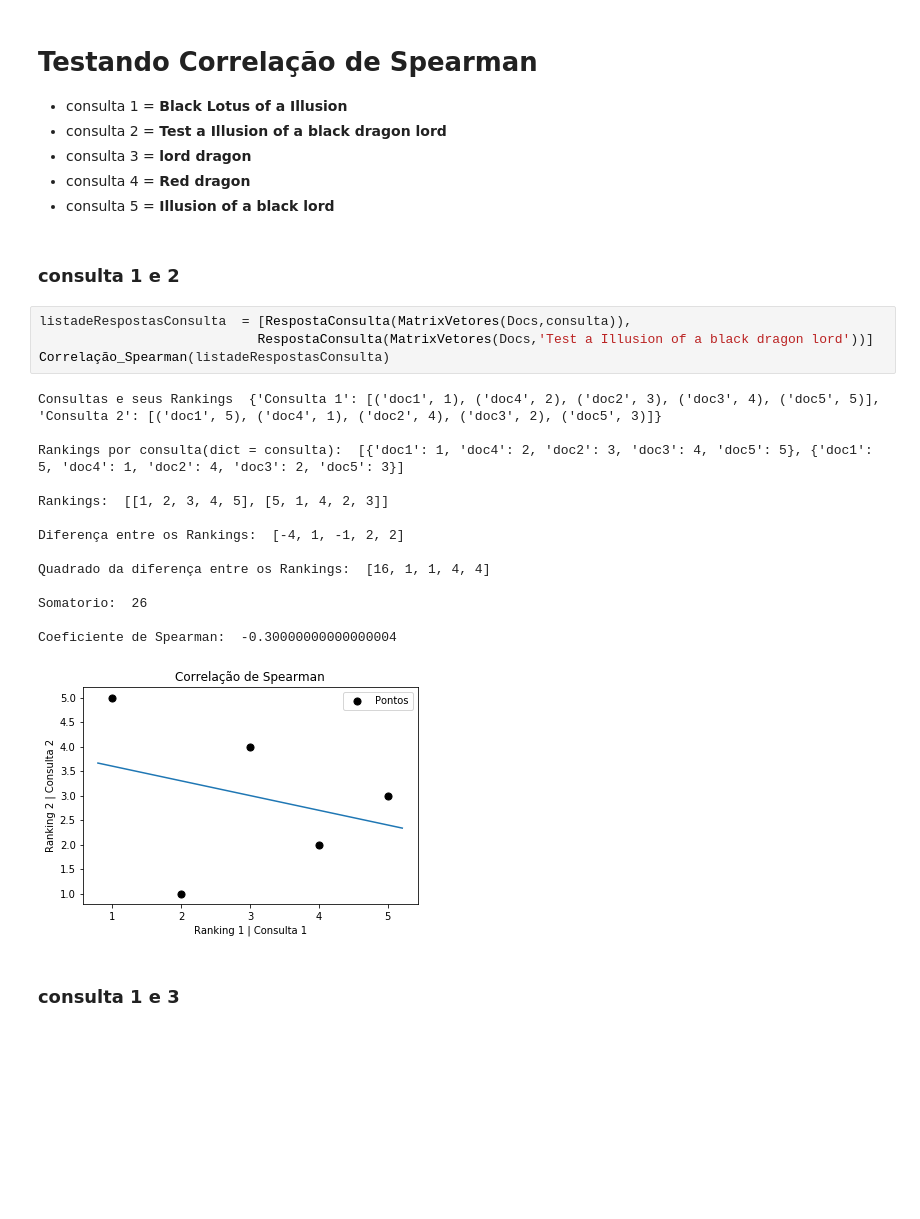
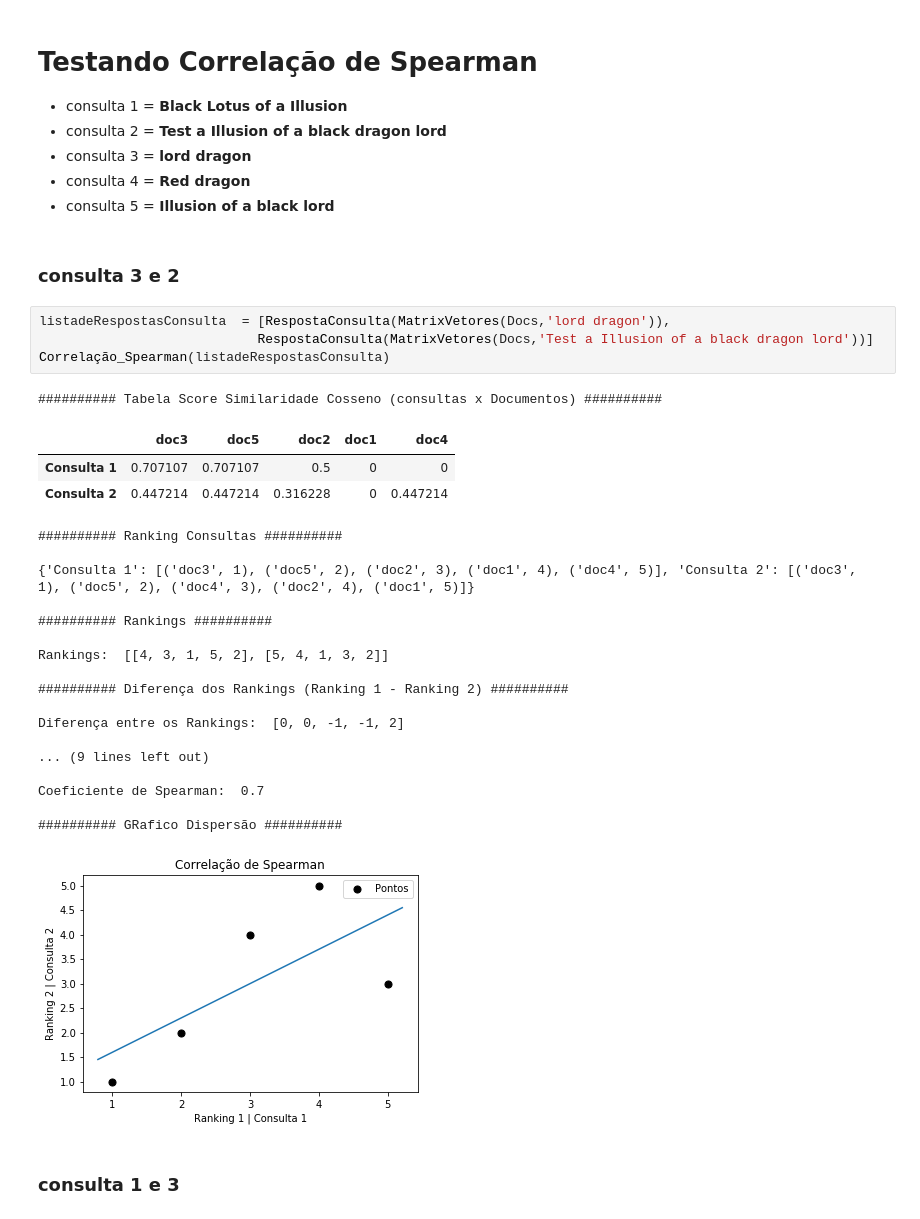
Before and after one commit to Jcss3/Projeto-1__RI, a Jupyter notebook: Processamento Consulta.ipynb, the cells around one changed output. Saved outputs shown, nothing was run; the diff lists cells and outputs as text; blank space fills up the shorter version.

Commit message:
CorrelaçãoSpearman_v2
update da correlação.

```diff
--- a/Processamento Consulta.ipynb
+++ b/Processamento Consulta.ipynb
@@ -470,26 +535,34 @@ Coeficiente de Spearman:  -0.30000000000000004
 * consulta 4 = <strong>Red dragon</strong>
 * consulta 5 = <strong>Illusion of a black lord</strong>
 # %% [markdown]
-### consulta 1 e 2
+### consulta 3 e 2
 # %%
-listadeRespostasConsulta  = [RespostaConsulta(MatrixVetores(Docs,consulta)),
+listadeRespostasConsulta  = [RespostaConsulta(MatrixVetores(Docs,'lord dragon')),
                             RespostaConsulta(MatrixVetores(Docs,'Test a Illusion of a black dragon lord'))]
 Correlação_Spearman(listadeRespostasConsulta)
 # %% [output]
-Consultas e seus Rankings  {'Consulta 1': [('doc1', 1), ('doc4', 2), ('doc2', 3), ('doc3', 4), ('doc5', 5)], 'Consulta 2': [('doc1', 5), ('doc4', 1), ('doc2', 4), ('doc3', 2), ('doc5', 3)]}
-
-Rankings por consulta(dict = consulta):  [{'doc1': 1, 'doc4': 2, 'doc2': 3, 'doc3': 4, 'doc5': 5}, {'doc1': 5, 'doc4': 1, 'doc2': 4, 'doc3': 2, 'doc5': 3}]
-
-Rankings:  [[1, 2, 3, 4, 5], [5, 1, 4, 2, 3]]
-
-Diferença entre os Rankings:  [-4, 1, -1, 2, 2]
-
-Quadrado da diferença entre os Rankings:  [16, 1, 1, 4, 4]
-
-Somatorio:  26
-
-Coeficiente de Spearman:  -0.30000000000000004
+########## Tabela Score Similaridade Cosseno (consultas x Documentos) ##########
+|  | doc3 | doc5 | doc2 | doc1 | doc4 |
+| Consulta 1 | 0.707107 | 0.707107 | 0.5 | 0 | 0 |
+| Consulta 2 | 0.447214 | 0.447214 | 0.316228 | 0 | 0.447214 |
+########## Ranking Consultas ##########
+
+{'Consulta 1': [('doc3', 1), ('doc5', 2), ('doc2', 3), ('doc1', 4), ('doc4', 5)], 'Consulta 2': [('doc3', 1), ('doc5', 2), ('doc4', 3), ('doc2', 4), ('doc1', 5)]}
+
+########## Rankings ##########
+
+Rankings:  [[4, 3, 1, 5, 2], [5, 4, 1, 3, 2]]
+
+########## Diferença dos Rankings (Ranking 1 - Ranking 2) ##########
+
+Diferença entre os Rankings:  [0, 0, -1, -1, 2]
+
+... (9 lines left out)
+
+Coeficiente de Spearman:  0.7
+
+########## GRafico Dispersão ##########
-[figure, old version]
+[figure, new version]
 # %% [markdown]
 ### consulta 1 e 3
 # %%
```
Also changed, not shown: parts of 6 cells of this notebook.
